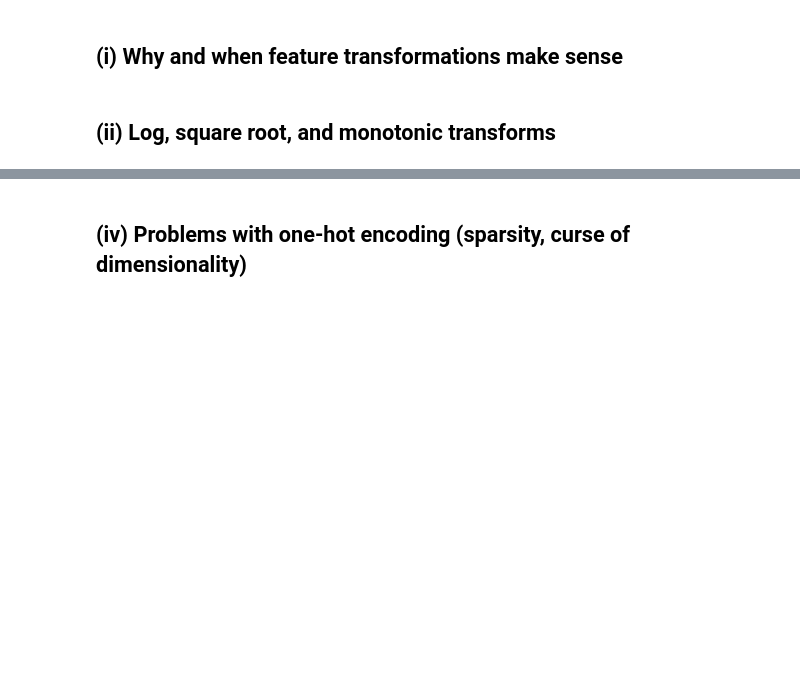
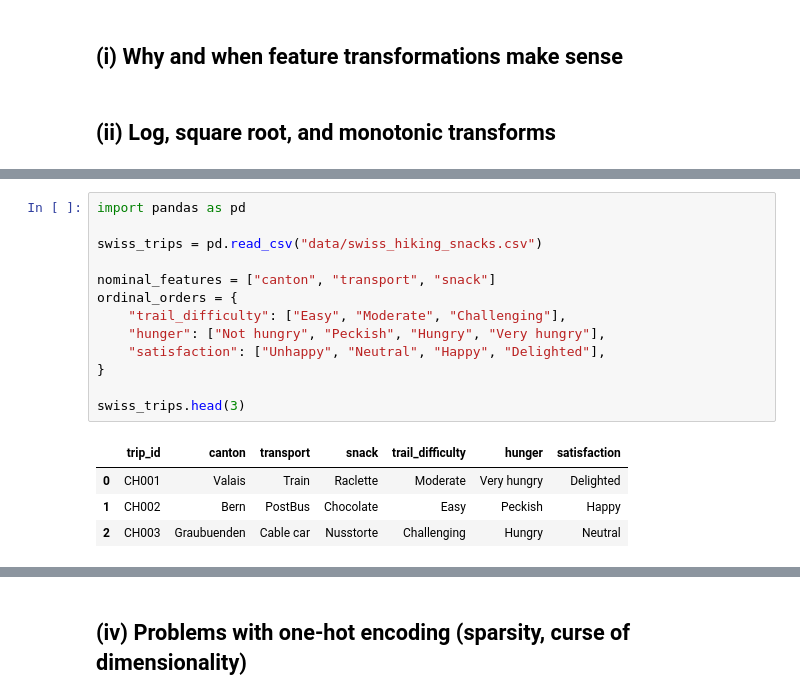
Before and after one commit to noraberinger/FeatureEngineering_HS2026, a Jupyter notebook: 02_Feature_Transformation.ipynb, the cells around one changed output, grey strips where cells are left out. Saved outputs shown, nothing was run; the diff lists cells and outputs as text; blank space fills up the shorter version.

```diff
--- a/02_Feature_Transformation.ipynb
+++ b/02_Feature_Transformation.ipynb
@@ -42,0 +60,18 @@ Most learners make implicit assumptions about their inputs: linear models assume
+# %%
+import pandas as pd
+
+swiss_trips = pd.read_csv("data/swiss_hiking_snacks.csv")
+
+nominal_features = ["canton", "transport", "snack"]
+ordinal_orders = {
+    "trail_difficulty": ["Easy", "Moderate", "Challenging"],
+    "hunger": ["Not hungry", "Peckish", "Hungry", "Very hungry"],
+    "satisfaction": ["Unhappy", "Neutral", "Happy", "Delighted"],
+}
+
+swiss_trips.head(3)
+# %% [output]
+|  | trip_id | canton | transport | snack | trail_difficulty | hunger | satisfaction |
+| 0 | CH001 | Valais | Train | Raclette | Moderate | Very hungry | Delighted |
+| 1 | CH002 | Bern | PostBus | Chocolate | Easy | Peckish | Happy |
+| 2 | CH003 | Graubuenden | Cable car | Nusstorte | Challenging | Hungry | Neutral |
```
Also changed, not shown: parts of 12 cells of this notebook, 3 other files.
